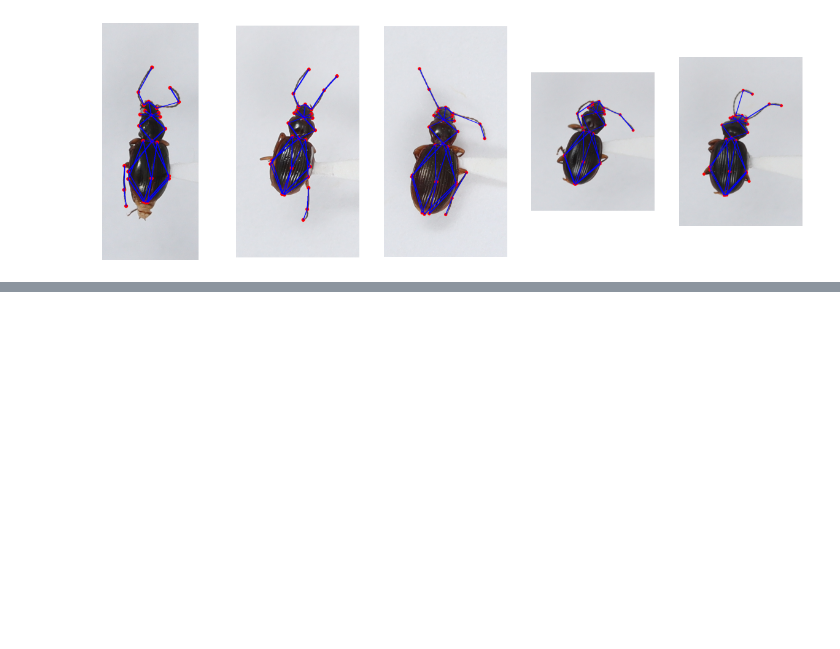
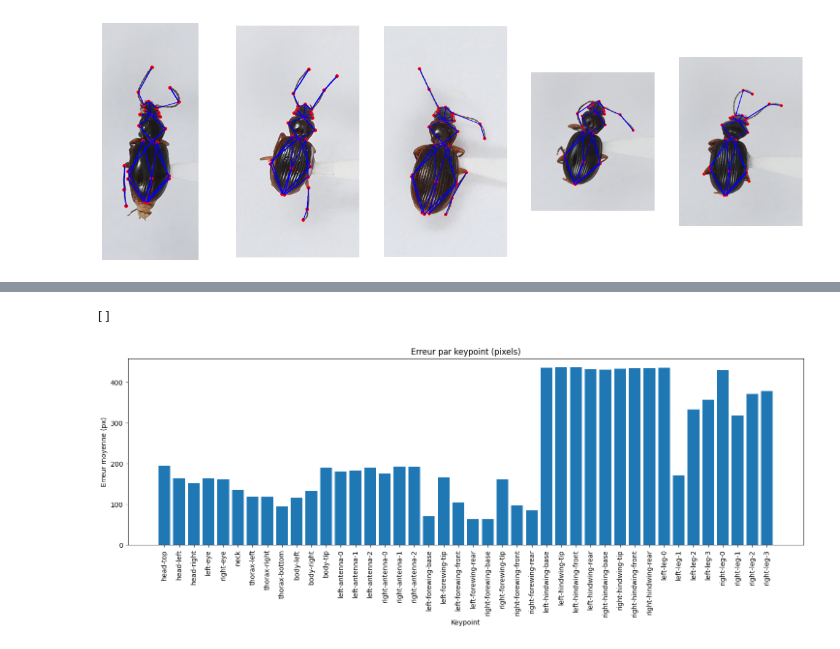
Before and after one commit to TomBellivier/CV-for-GRIT, a Jupyter notebook: models/yolo-pose-insect-kp.ipynb, the cells around one changed output, grey strips where cells are left out. Saved outputs shown, nothing was run; the diff lists cells and outputs as text; code cells hidden in the pictures; blank space fills up the shorter version.

Commit message:
readme, results visu

```diff
--- a/models/yolo-pose-insect-kp.ipynb
+++ b/models/yolo-pose-insect-kp.ipynb
@@ -51,9 +58,4 @@ visualize_annotation("fuzed", num=5, split_dir="train", show_kp=True, show_lines
 # %%
-from ultralytics import YOLO
-
-# Load a model
-model = YOLO("yolo26n-pose.pt")  # load a pretrained model (recommended for training)
-
 # Train the model
-results = model.train(data="./datasets/fuzed/yolo-config.yaml", epochs=1, imgsz=640)
+results = model.train(data=f"./datasets/{DATASET_NAME}/yolo-config.yaml", epochs=1, imgsz=640)
 # %% [output]
@@ -93,0 +107,2 @@ Results saved to C:\Users\tombe\Documents\_MLE\CV-for-GRIT\models\runs\pose\trai
+# %%
+results = model.predict(source=f"./datasets/{DATASET_NAME}/images/test", save=False)
@@ -93,0 +248,25 @@ Results saved to C:\Users\tombe\Documents\_MLE\CV-for-GRIT\models\runs\pose\trai
+# %%
+import matplotlib.pyplot as plt
+import yaml
+
+with open(f"./datasets/{DATASET_NAME}/yolo-config.yaml", "r") as f:
+    config = yaml.safe_load(f)
+
+all_kp = config["kpt_names"][0]
+
+num_kpts = len(mean_error)
+x = np.arange(num_kpts)
+
+fig, ax = plt.subplots(1, 1, figsize=(18, 5))
+
+ax.bar(x, mean_error)
+ax.set_xlabel("Keypoint")
+ax.set_ylabel("Erreur moyenne (px)")
+ax.set_title("Erreur par keypoint (pixels)")
+ax.set_xticks(x)
+ax.set_xticklabels([all_kp[int(x)] for x in ax.get_xticks()], rotation=90)
+
+plt.plot()
+# %% [output]
+[]
+[figure, added]
```
Also changed, not shown: parts of 5 cells of this notebook, 3 other files.
